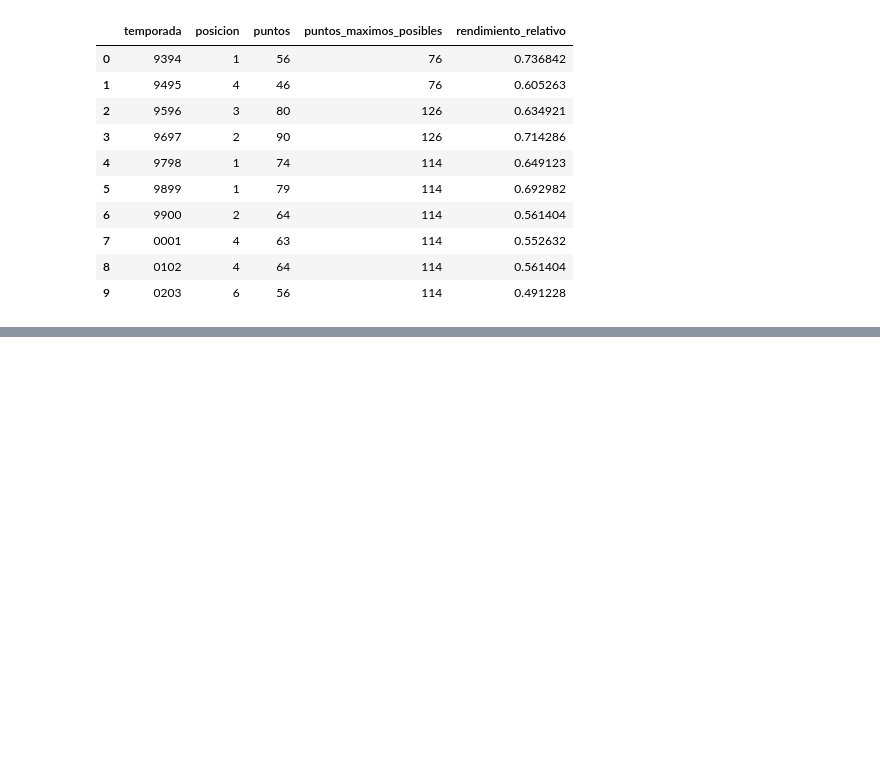
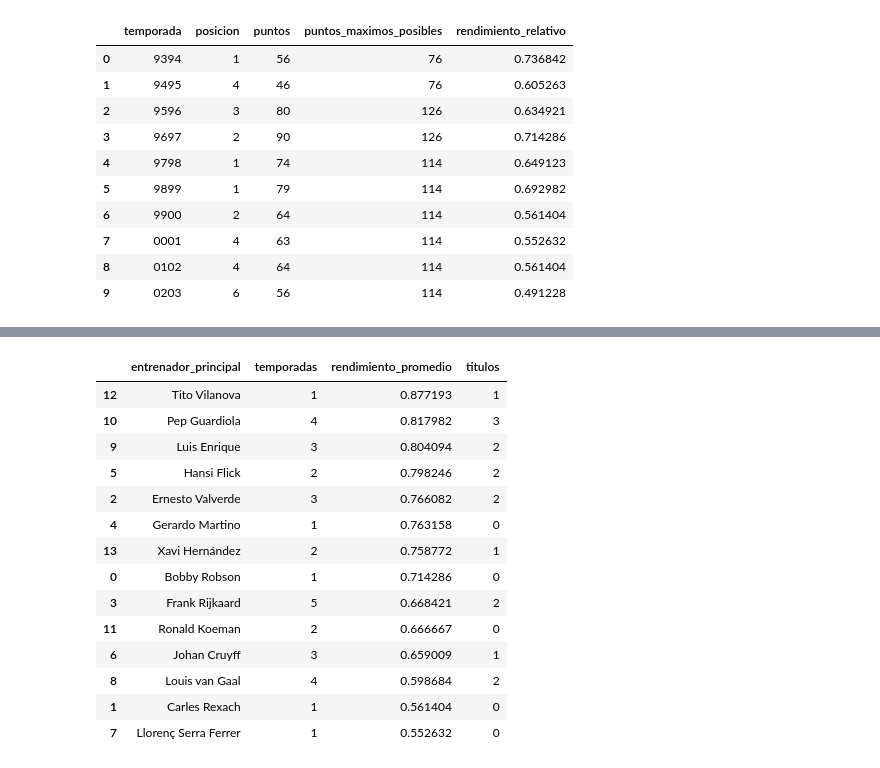
Before and after one commit to albertone448/always-barca, a Jupyter notebook: notebooks/02_analisis_rendimiento.ipynb, the cells around one changed output, grey strips where cells are left out. Drawn from its saved outputs; the diff is of its cells as text; code cells hidden in the pictures; blank space fills up the shorter version.

```diff
--- a/notebooks/02_analisis_rendimiento.ipynb
+++ b/notebooks/02_analisis_rendimiento.ipynb
@@ -66,0 +144,25 @@ Name: count, dtype: int64
+# %%
+resumen_entrenadores = df_maestro.groupby('entrenador_principal').agg(
+    temporadas=('temporada', 'count'),
+    rendimiento_promedio=('rendimiento_relativo', 'mean'),
+    titulos=('categoria_temporada', lambda x: (x == 'Título').sum())
+).reset_index()
+
+resumen_entrenadores = resumen_entrenadores.sort_values('rendimiento_promedio', ascending=False)
+resumen_entrenadores
+# %% [output]
+|  | entrenador_principal | temporadas | rendimiento_promedio | titulos |
+| 12 | Tito Vilanova | 1 | 0.877193 | 1 |
+| 10 | Pep Guardiola | 4 | 0.817982 | 3 |
+| 9 | Luis Enrique | 3 | 0.804094 | 2 |
+| 5 | Hansi Flick | 2 | 0.798246 | 2 |
+| 2 | Ernesto Valverde | 3 | 0.766082 | 2 |
+| 4 | Gerardo Martino | 1 | 0.763158 | 0 |
+| 13 | Xavi Hernández | 2 | 0.758772 | 1 |
+| 0 | Bobby Robson | 1 | 0.714286 | 0 |
+| 3 | Frank Rijkaard | 5 | 0.668421 | 2 |
+| 11 | Ronald Koeman | 2 | 0.666667 | 0 |
+| 6 | Johan Cruyff | 3 | 0.659009 | 1 |
+| 8 | Louis van Gaal | 4 | 0.598684 | 2 |
+| 1 | Carles Rexach | 1 | 0.561404 | 0 |
+| 7 | Llorenç Serra Ferrer | 1 | 0.552632 | 0 |
```
Also changed, not shown: parts of 10 cells of this notebook, 3 other files.
